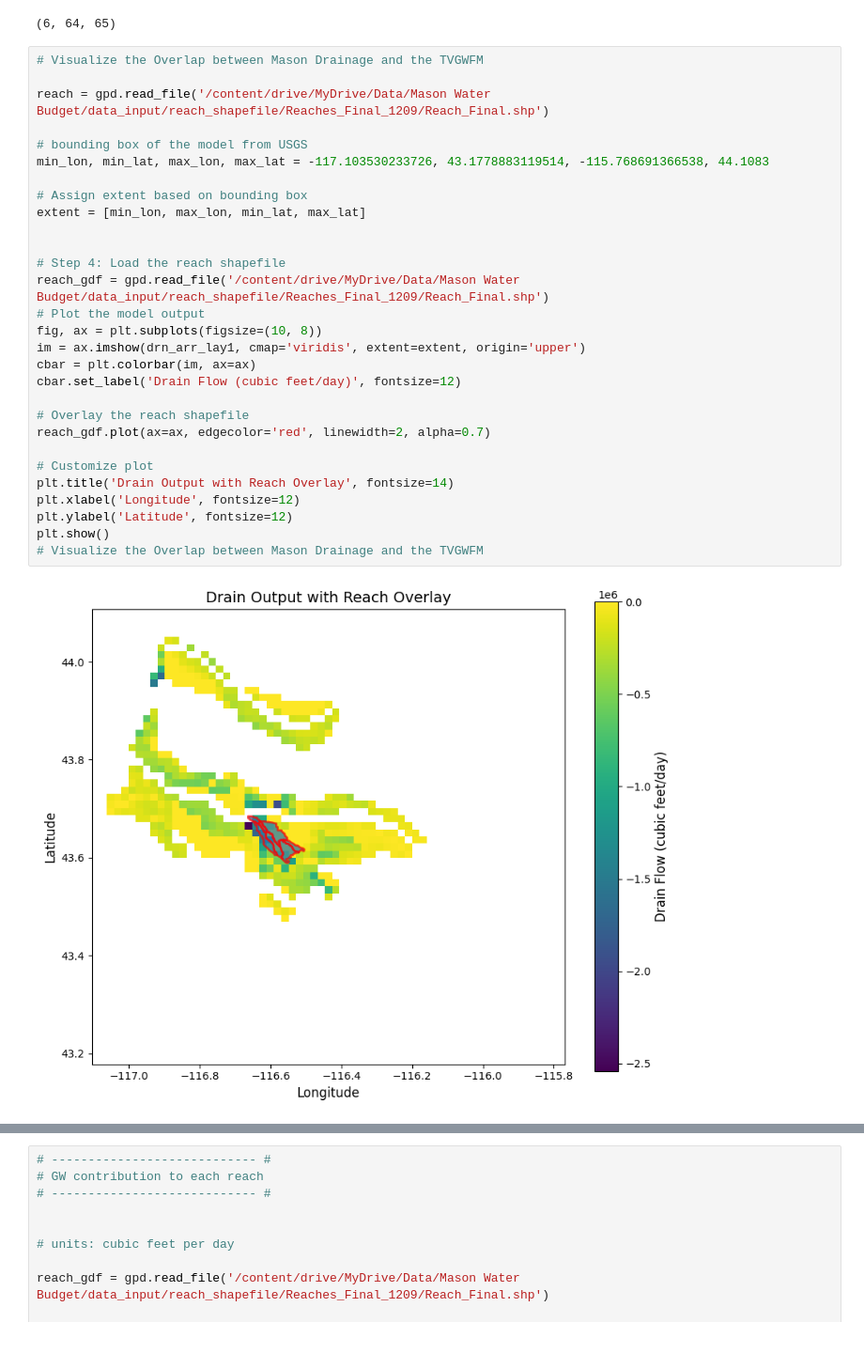
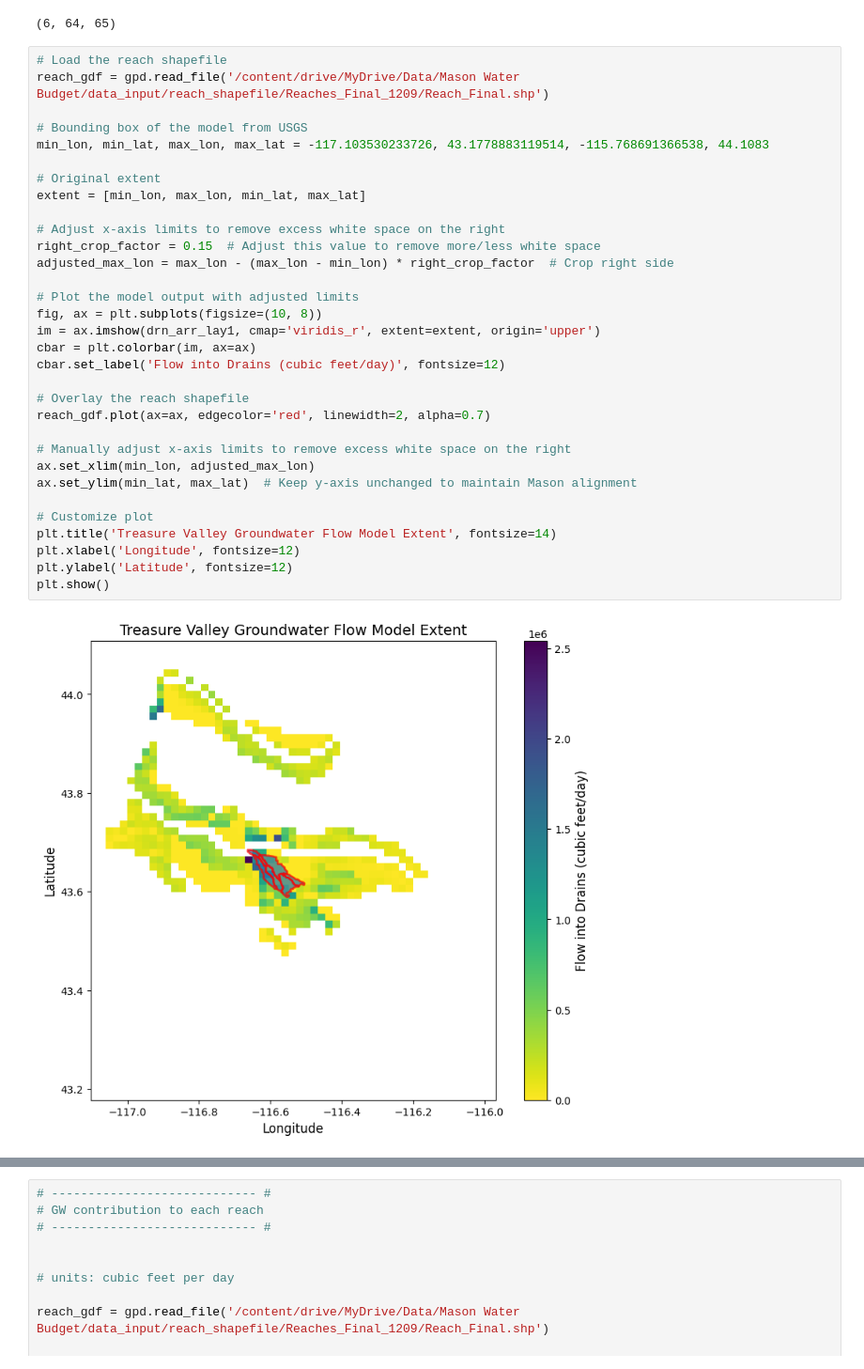
Before and after one commit to carlibeisel/mason_water_budget, a Jupyter notebook: tvgwfm.ipynb, the cells around one changed output, grey strips where cells are left out. Shown at 94% size. Saved outputs shown, nothing was run; the diff lists cells and outputs as text.

```diff
--- a/tvgwfm.ipynb
+++ b/tvgwfm.ipynb
@@ -93,36 +93,39 @@ drn_arr_i.shape
 # %% [output]
 (6, 64, 65)
 # %%
-# Visualize the Overlap between Mason Drainage and the TVGWFM
+# Load the reach shapefile
+reach_gdf = gpd.read_file('/content/drive/MyDrive/Data/Mason Water Budget/data_input/reach_shapefile/Reaches_Final_1209/Reach_Final.shp')
 
-reach = gpd.read_file('/content/drive/MyDrive/Data/Mason Water Budget/data_input/reach_shapefile/Reaches_Final_1209/Reach_Final.shp')
-
-# bounding box of the model from USGS
+# Bounding box of the model from USGS
 min_lon, min_lat, max_lon, max_lat = -117.103530233726, 43.1778883119514, -115.768691366538, 44.1083
 
-# Assign extent based on bounding box
+# Original extent
 extent = [min_lon, max_lon, min_lat, max_lat]
 
+# Adjust x-axis limits to remove excess white space on the right
+right_crop_factor = 0.15  # Adjust this value to remove more/less white space
+adjusted_max_lon = max_lon - (max_lon - min_lon) * right_crop_factor  # Crop right side
 
-# Step 4: Load the reach shapefile
-reach_gdf = gpd.read_file('/content/drive/MyDrive/Data/Mason Water Budget/data_input/reach_shapefile/Reaches_Final_1209/Reach_Final.shp')
-# Plot the model output
+# Plot the model output with adjusted limits
 fig, ax = plt.subplots(figsize=(10, 8))
-im = ax.imshow(drn_arr_lay1, cmap='viridis', extent=extent, origin='upper')
+im = ax.imshow(drn_arr_lay1, cmap='viridis_r', extent=extent, origin='upper')
 cbar = plt.colorbar(im, ax=ax)
-cbar.set_label('Drain Flow (cubic feet/day)', fontsize=12)
+cbar.set_label('Flow into Drains (cubic feet/day)', fontsize=12)
 
 # Overlay the reach shapefile
 reach_gdf.plot(ax=ax, edgecolor='red', linewidth=2, alpha=0.7)
 
+# Manually adjust x-axis limits to remove excess white space on the right
+ax.set_xlim(min_lon, adjusted_max_lon)
+ax.set_ylim(min_lat, max_lat)  # Keep y-axis unchanged to maintain Mason alignment
+
 # Customize plot
-plt.title('Drain Output with Reach Overlay', fontsize=14)
+plt.title('Treasure Valley Groundwater Flow Model Extent', fontsize=14)
 plt.xlabel('Longitude', fontsize=12)
 plt.ylabel('Latitude', fontsize=12)
 plt.show()
-# Visualize the Overlap between Mason Drainage and the TVGWFM
 # %% [output]
-[figure, old version]
+[figure, new version]
 # %%
 # Visualize the Overlap between Mason Drainage and the TVGWF
 # Mason Creek only
```
Also changed, not shown: parts of 12 cells of this notebook.
